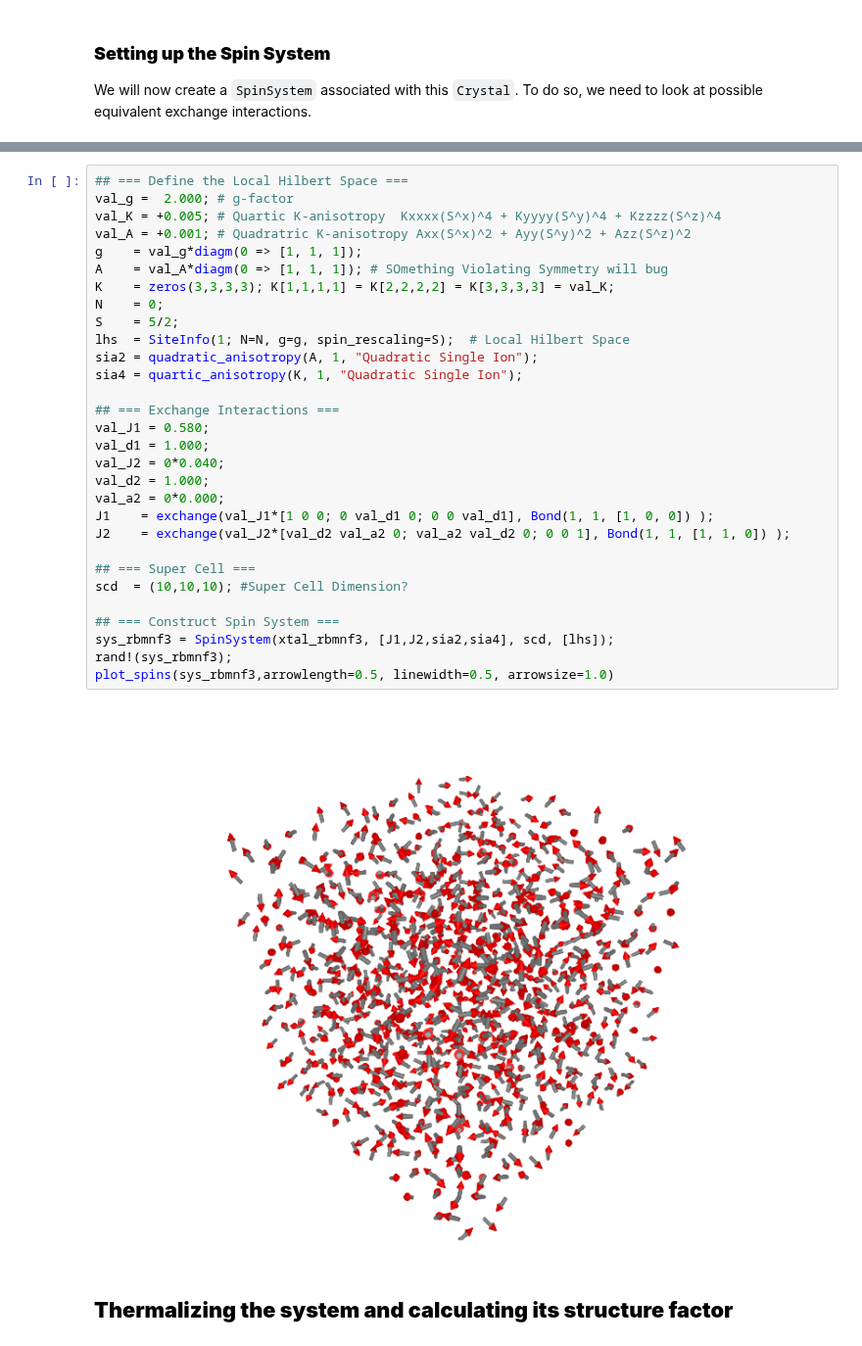
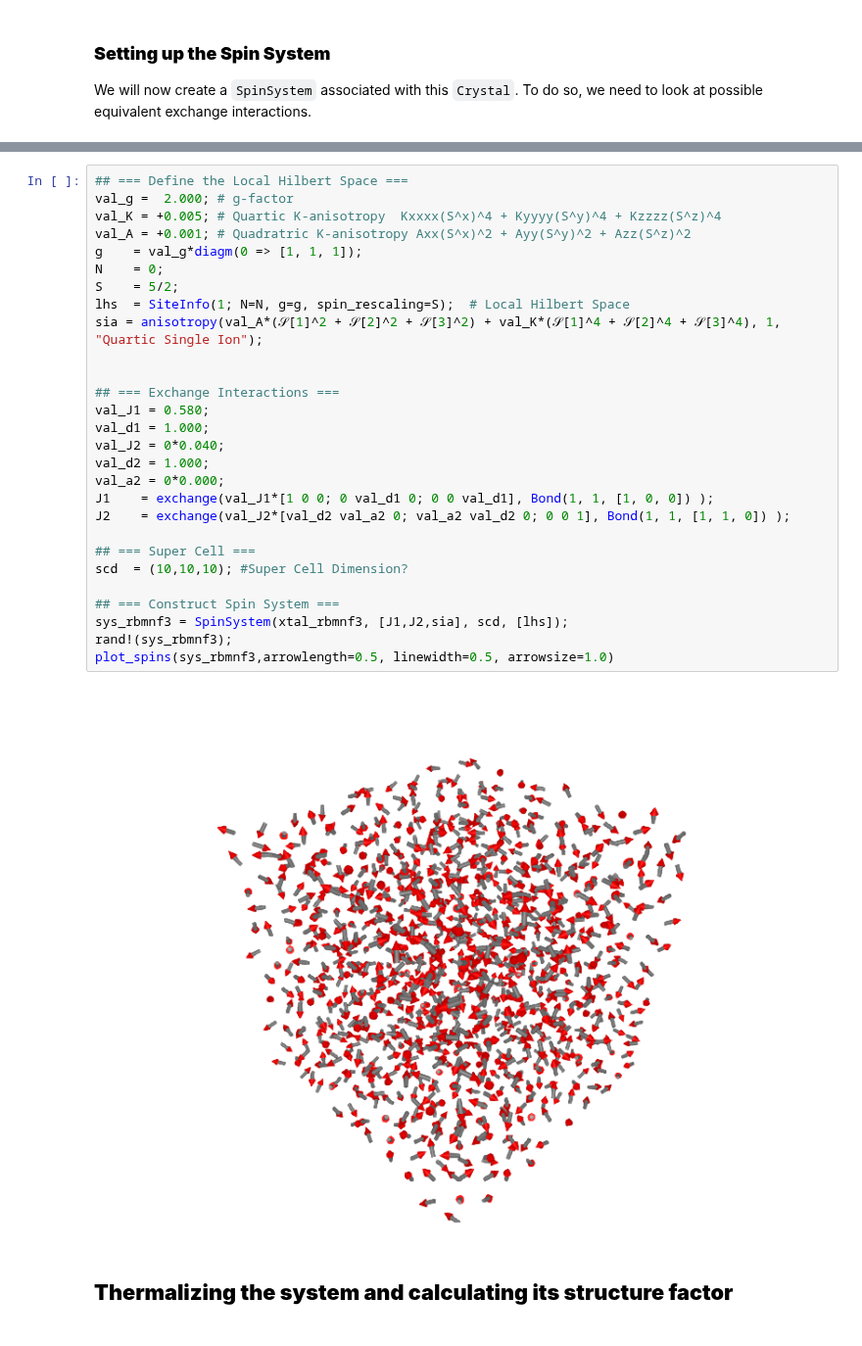
Before and after one commit to SunnySuite/SunnyTutorials, a Jupyter notebook: tutorials/RbMnF3/RbMnF3_tutorial.ipynb, the cells around one changed output, grey strips where cells are left out. Shown at 98% size. Cells and saved outputs as stored; diff of their text form.

```diff
--- a/tutorials/RbMnF3/RbMnF3_tutorial.ipynb
+++ b/tutorials/RbMnF3/RbMnF3_tutorial.ipynb
@@ -122,35 +121,33 @@ Allowed exchange matrix: | A  C  0 |
 # %%
 ## === Define the Local Hilbert Space ===
 val_g =  2.000; # g-factor
 val_K = +0.005; # Quartic K-anisotropy  Kxxxx(S^x)^4 + Kyyyy(S^y)^4 + Kzzzz(S^z)^4
 val_A = +0.001; # Quadratric K-anisotropy Axx(S^x)^2 + Ayy(S^y)^2 + Azz(S^z)^2
 g    = val_g*diagm(0 => [1, 1, 1]);
-A    = val_A*diagm(0 => [1, 1, 1]); # SOmething Violating Symmetry will bug
-K    = zeros(3,3,3,3); K[1,1,1,1] = K[2,2,2,2] = K[3,3,3,3] = val_K;
 N    = 0;
 S    = 5/2;
 lhs  = SiteInfo(1; N=N, g=g, spin_rescaling=S);  # Local Hilbert Space
-sia2 = quadratic_anisotropy(A, 1, "Quadratic Single Ion");
-sia4 = quartic_anisotropy(K, 1, "Quadratic Single Ion");
+sia = anisotropy(val_A*(𝒮[1]^2 + 𝒮[2]^2 + 𝒮[3]^2) + val_K*(𝒮[1]^4 + 𝒮[2]^4 + 𝒮[3]^4), 1, "Quartic Single Ion");
+
 
 ## === Exchange Interactions ===
 val_J1 = 0.580;
 val_d1 = 1.000;
 val_J2 = 0*0.040;
 val_d2 = 1.000;
 val_a2 = 0*0.000;
 J1    = exchange(val_J1*[1 0 0; 0 val_d1 0; 0 0 val_d1], Bond(1, 1, [1, 0, 0]) );
 J2    = exchange(val_J2*[val_d2 val_a2 0; val_a2 val_d2 0; 0 0 1], Bond(1, 1, [1, 1, 0]) );
 
 ## === Super Cell ===
 scd  = (10,10,10); #Super Cell Dimension?
 
 ## === Construct Spin System ===
-sys_rbmnf3 = SpinSystem(xtal_rbmnf3, [J1,J2,sia2,sia4], scd, [lhs]);
+sys_rbmnf3 = SpinSystem(xtal_rbmnf3, [J1,J2,sia], scd, [lhs]);
 rand!(sys_rbmnf3);
 plot_spins(sys_rbmnf3,arrowlength=0.5, linewidth=0.5, arrowsize=1.0)
 # %% [output]
-[figure, old version]
+[figure, new version]
 # %% [markdown]
 ## **Thermalizing the system and calculating its structure factor**
 # %%
```
Also changed, not shown: parts of 8 cells of this notebook.
